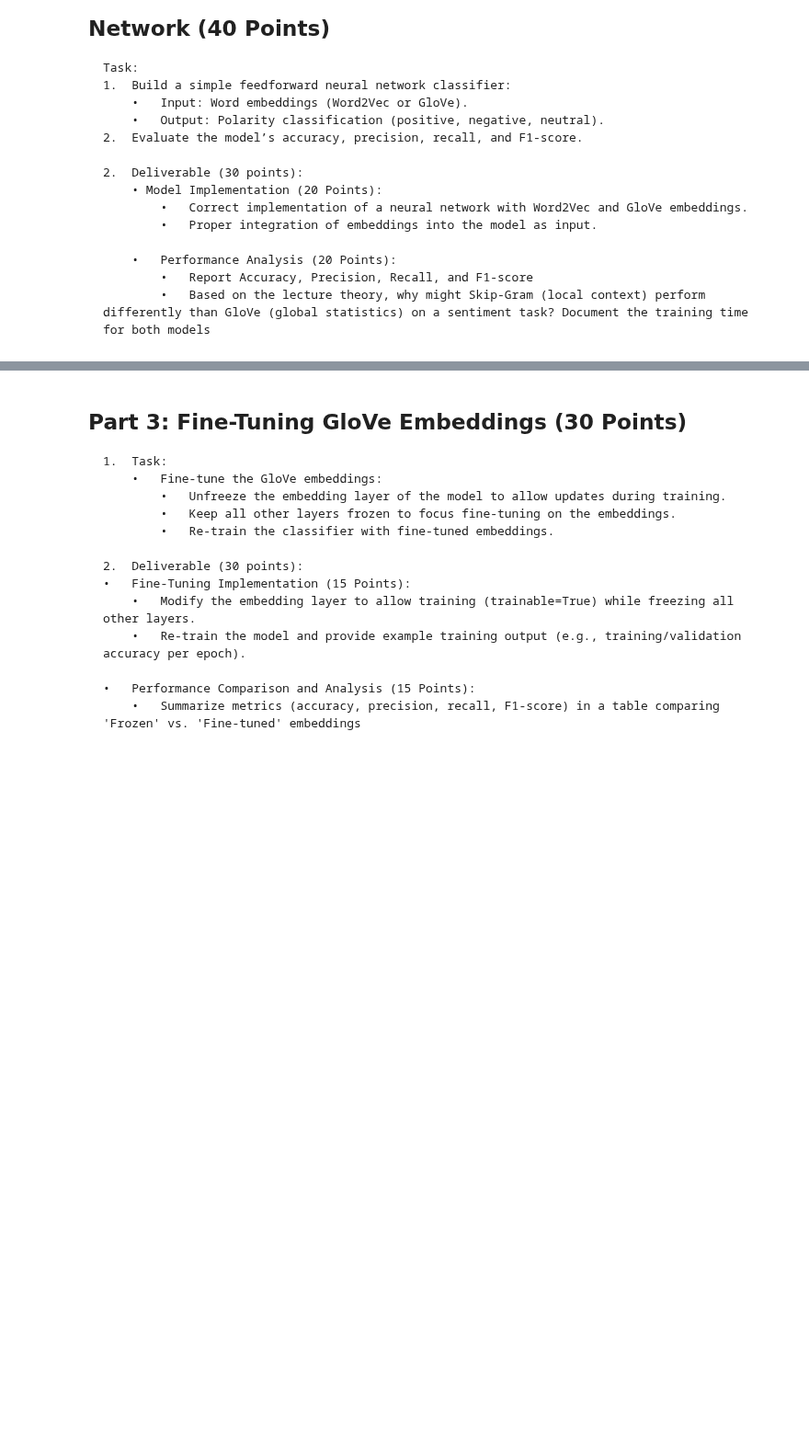
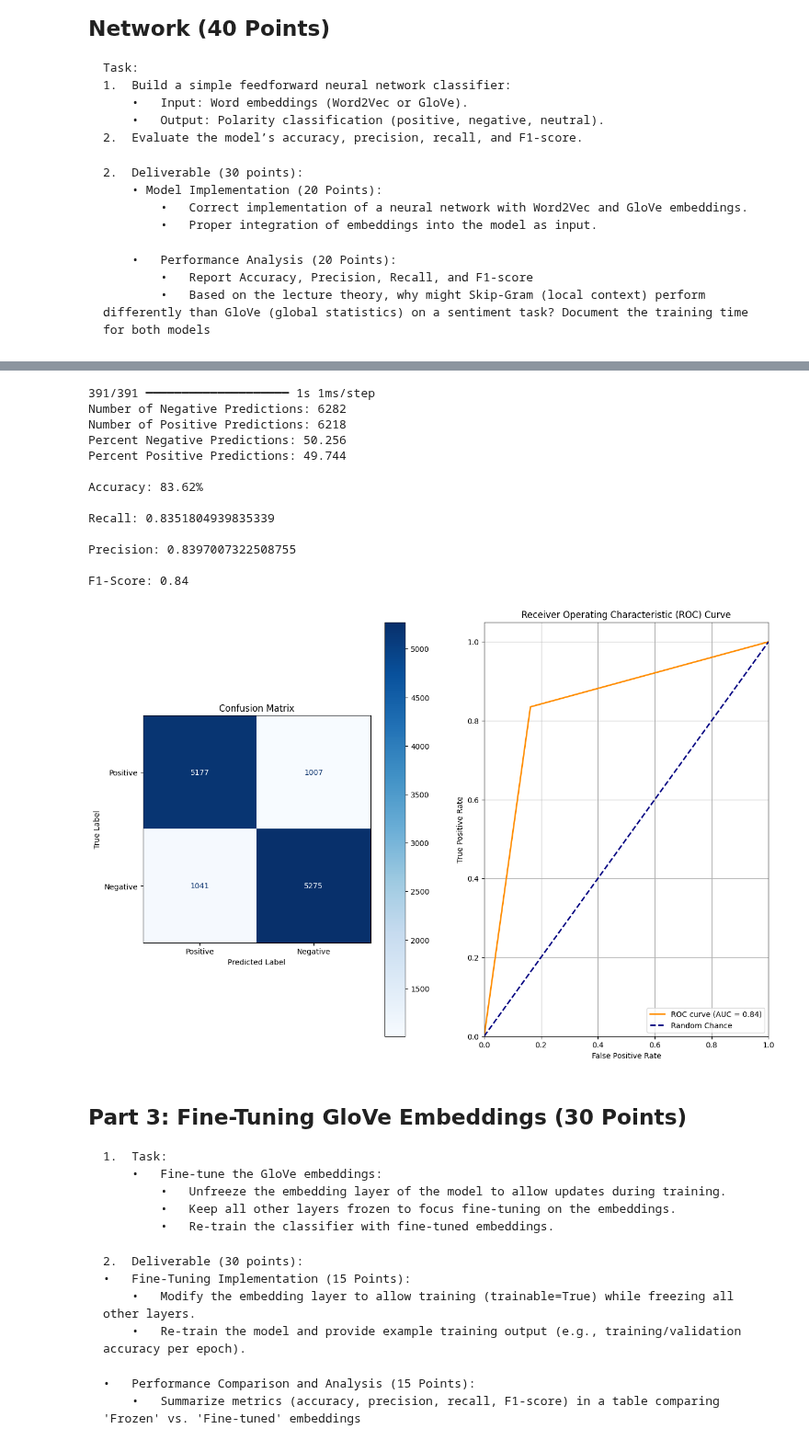
Before and after one commit to rcwaterman/DSE6212, a Jupyter notebook: Module 3/Module_3_Assignment_Word_Embeddings-1.ipynb, the cells around one changed output, grey strips where cells are left out. Shown at 92% size. Saved outputs shown, nothing was run; the diff lists cells and outputs as text; code cells hidden in the pictures; blank space fills up the shorter version.

```diff
--- a/Module 3/Module_3_Assignment_Word_Embeddings-1.ipynb
+++ b/Module 3/Module_3_Assignment_Word_Embeddings-1.ipynb
@@ -91,0 +601,31 @@ Sample Label (0=Negative, 1=Positive): 1
+# %%
+input_dim = glove_embedding_matrix.shape[0]
+vector_len = 100
+max_length = GloVe_embedding_indices.shape[1]
+
+# Define the Model
+glove_classifier_model = Sequential([
+    # The input for a given review will be a 2D array comprised of the embeddings for each token.
+    Input(shape=(max_length,)),
+    Embedding(input_dim=input_dim,
+              output_dim=vector_len,
+              weights=[glove_embedding_matrix],
+              input_length=max_length,
+              trainable=False),
+
+    # Add a convolutional layer to extract meaningful features
+    # A kernel size of 1 was selected to identify individual words that contribute most to the review sentiment
+    Conv1D(filters=256, kernel_size=1, activation='relu'),
+    GlobalAveragePooling1D(),
+    # After a bit of experminting, this pooling function seems to lead to overfitting, which I assume is a result of individual features being selected from the
+    # convolutional layer using the Max function. Alternatively, average pooling better captures multiple features that contribute to the positive or negative sentiment.
+    #GlobalMaxPool1D(),
+    Dense(256, activation='relu'),
+    Dropout(0.5),
+    Dense(1, activation='sigmoid')
+])
+
+# Compile the model
+glove_classifier_model.compile(optimizer='adam',
+            loss='binary_crossentropy',
+            metrics=['accuracy'])
@@ -92,3 +681,22 @@ Sample Label (0=Negative, 1=Positive): 1
+# %%
+glove_eval = ModelEvaluator(glove_classifier_model)
+
+glove_eval.eval_model(novel_padded_sequences, novel_y, labels=["Positive", "Negative"])
+# %% [output]
+391/391 ━━━━━━━━━━━━━━━━━━━━ 1s 1ms/step
+Number of Negative Predictions: 6282
+Number of Positive Predictions: 6218
+Percent Negative Predictions: 50.256
+Percent Positive Predictions: 49.744
+
+Accuracy: 83.62%
+
+Recall: 0.8351804939835339
+
+Precision: 0.8397007322508755
+
+F1-Score: 0.84
+[figure, added]
 # %% [markdown]
 ## Part 3: Fine-Tuning GloVe Embeddings (30 Points)
 
```
Also changed, not shown: parts of 78 cells of this notebook, 2 other files.
